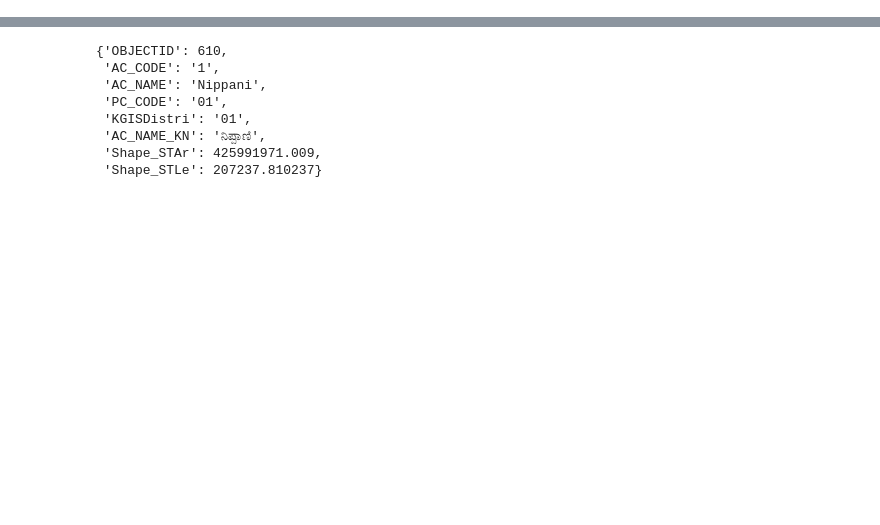
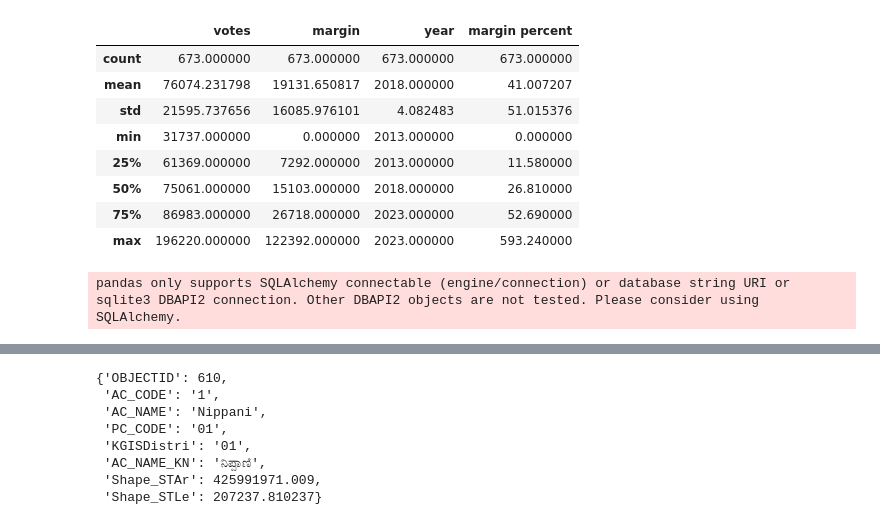
Before and after one commit to joshiaditya0511/karnataka-election-analysis, a Jupyter notebook: GeoJSON/trial_and_error.ipynb, the cells around one changed output, grey strips where cells are left out. Saved outputs shown, nothing was run; the diff lists cells and outputs as text; code cells hidden in the pictures; blank space fills up the shorter version.

```diff
--- a/GeoJSON/trial_and_error.ipynb
+++ b/GeoJSON/trial_and_error.ipynb
@@ -12,3 +13,5 @@ DIR = os.getenv('KEA_BASE_DIR')
 sys.path.append(DIR)
 import application
 from application import *
+# %%
+df = get_vote_margin_data()
@@ -14,0 +24,12 @@ from application import *
+# %%
+df.describe()
+# %% [output]
+|  | votes | margin | year | margin percent |
+| count | 673.000000 | 673.000000 | 673.000000 | 673.000000 |
+| mean | 76074.231798 | 19131.650817 | 2018.000000 | 41.007207 |
+| std | 21595.737656 | 16085.976101 | 4.082483 | 51.015376 |
+| min | 31737.000000 | 0.000000 | 2013.000000 | 0.000000 |
+| 25% | 61369.000000 | 7292.000000 | 2013.000000 | 11.580000 |
+| 50% | 75061.000000 | 15103.000000 | 2018.000000 | 26.810000 |
+| 75% | 86983.000000 | 26718.000000 | 2023.000000 | 52.690000 |
+| max | 196220.000000 | 122392.000000 | 2023.000000 | 593.240000 |
@@ -14,0 +44,19 @@ from application import *
+# %%
+connection = create_connection()
+query = r"""SELECT * FROM (WITH temp AS (SELECT name, t1.constituency, party, votes, year, const_num,
+ROUND((votes/(SUM(votes) OVER(PARTITION BY year, t1.constituency))*100),2) AS `vote share percent`,
+DENSE_RANK() OVER(PARTITION BY year, t1.constituency ORDER BY votes DESC) AS `rank`
+FROM (SELECT name, constituency, party, votes, '2018' AS year FROM kea.candid18
+UNION
+SELECT name, constituency, party, votes, '2013' AS year FROM kea.candid13
+UNION
+SELECT name, constituency, party, votes, '2023' AS year FROM kea.candid23) t1
+JOIN kea.const_num c ON t1.constituency = c.constituency)
+SELECT *, votes - LEAD(votes) OVER(PARTITION BY year, constituency ORDER BY votes DESC) AS `margin`,
+`vote share percent` - LEAD(`vote share percent`) OVER(PARTITION BY year, constituency ORDER BY votes DESC) AS `margin percent`
+FROM temp) temp2
+WHERE `rank`=1"""
+
+df = pd.read_sql_query(query, connection)
+# %% [output]
+pandas only supports SQLAlchemy connectable (engine/connection) or database string URI or sqlite3 DBAPI2 connection. Other DBAPI2 objects are not tested. Please consider using SQLAlchemy.
```
Also changed, not shown: parts of 11 cells of this notebook, 35 other files.
